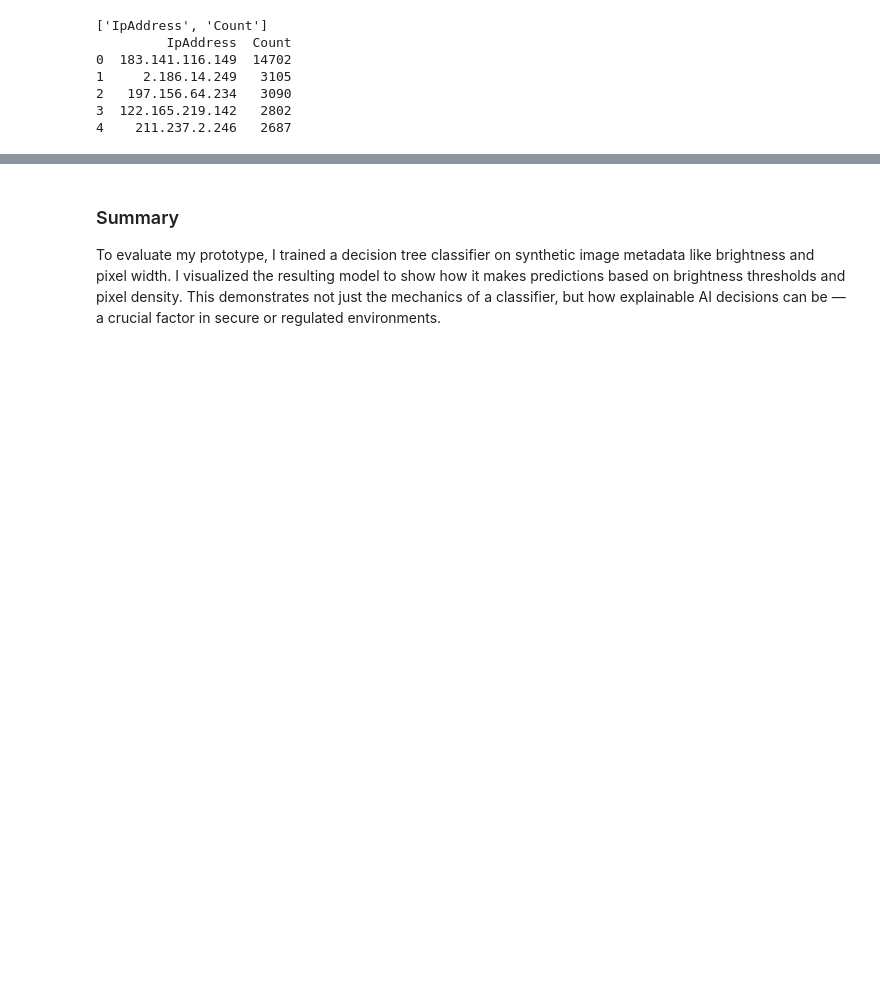
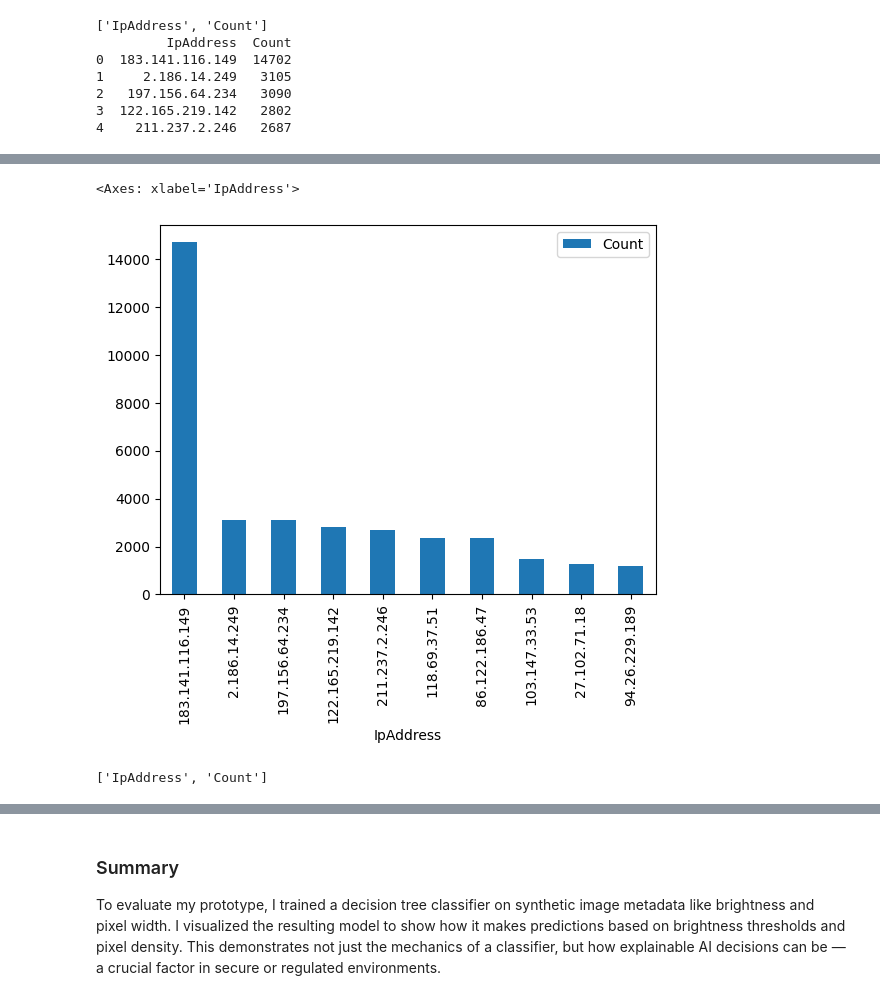
Before and after one commit to tristach/rakuten-ML-cloud-cover, a Jupyter notebook: notebooks/rakuten-ml-prototype.ipynb, the cells around one changed output, grey strips where cells are left out. Cells and saved outputs as stored; diff of their text form; code cells hidden in the pictures; blank space fills up the shorter version.

```diff
--- a/notebooks/rakuten-ml-prototype.ipynb
+++ b/notebooks/rakuten-ml-prototype.ipynb
@@ -597,0 +711,2 @@ print(df.head())
+# %%
+df = pd.read_csv("data/input.csv")
@@ -597,0 +726,14 @@ print(df.head())
+# %%
+df.sort_values("Count", ascending=False).head(10).plot(
+    kind="bar", x="IpAddress", y="Count"
+)
+# %% [output]
+<Axes: xlabel='IpAddress'>
+[figure, added]
+# %%
+import pandas as pd
+
+df = pd.read_csv("data/input.csv")
+print(df.columns.tolist())
+# %% [output]
+['IpAddress', 'Count']
```
Also changed, not shown: parts of 7 cells of this notebook, 3 other files.
